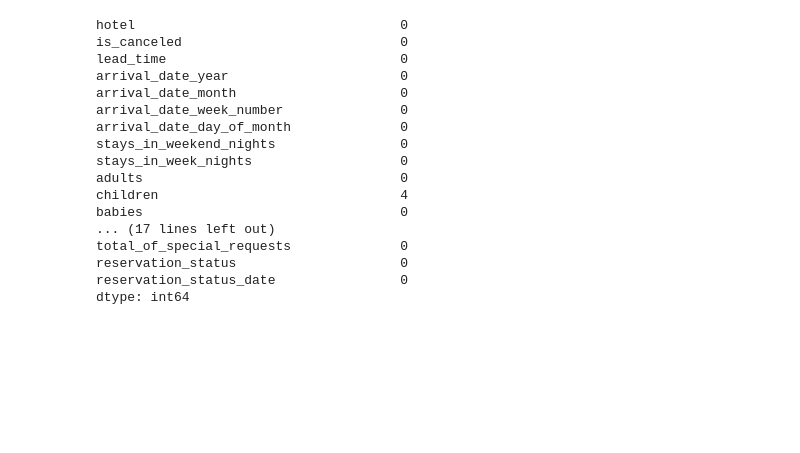
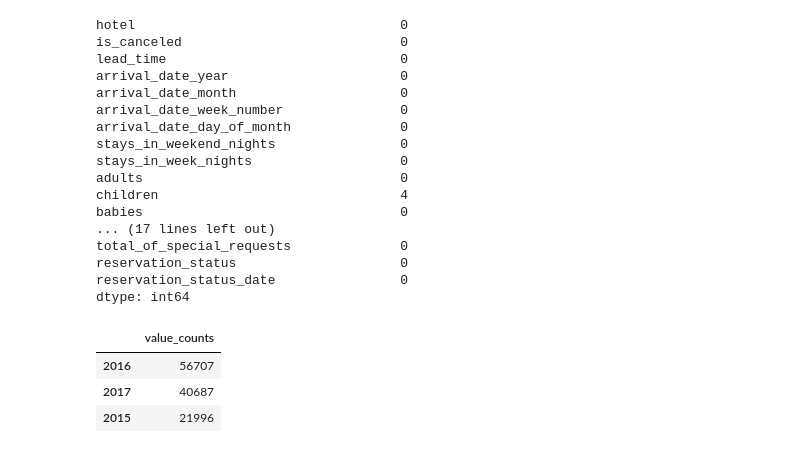
Before and after one commit to fkofkf431/Capestone-project1-Hotel-Booking-Analysis, a Jupyter notebook: Mohd_Firoz_Chaudhri_Hotel_Booking_Analysis_Capstone_Project.ipynb, the cells around one changed output. Cells and saved outputs as stored; diff of their text form; code cells hidden in the pictures; blank space fills up the shorter version.

```diff
--- a/Mohd_Firoz_Chaudhri_Hotel_Booking_Analysis_Capstone_Project.ipynb
+++ b/Mohd_Firoz_Chaudhri_Hotel_Booking_Analysis_Capstone_Project.ipynb
@@ -103,3 +103,11 @@ total_of_special_requests              0
 reservation_status                     0
 reservation_status_date                0
 dtype: int64
+# %%
+#most busy year of hotel booking
+df.arrival_date_year.agg(["value_counts"])
+# %% [output]
+|  | value_counts |
+| 2016 | 56707 |
+| 2017 | 40687 |
+| 2015 | 21996 |
```
Also changed, not shown: parts of 4 cells of this notebook.
